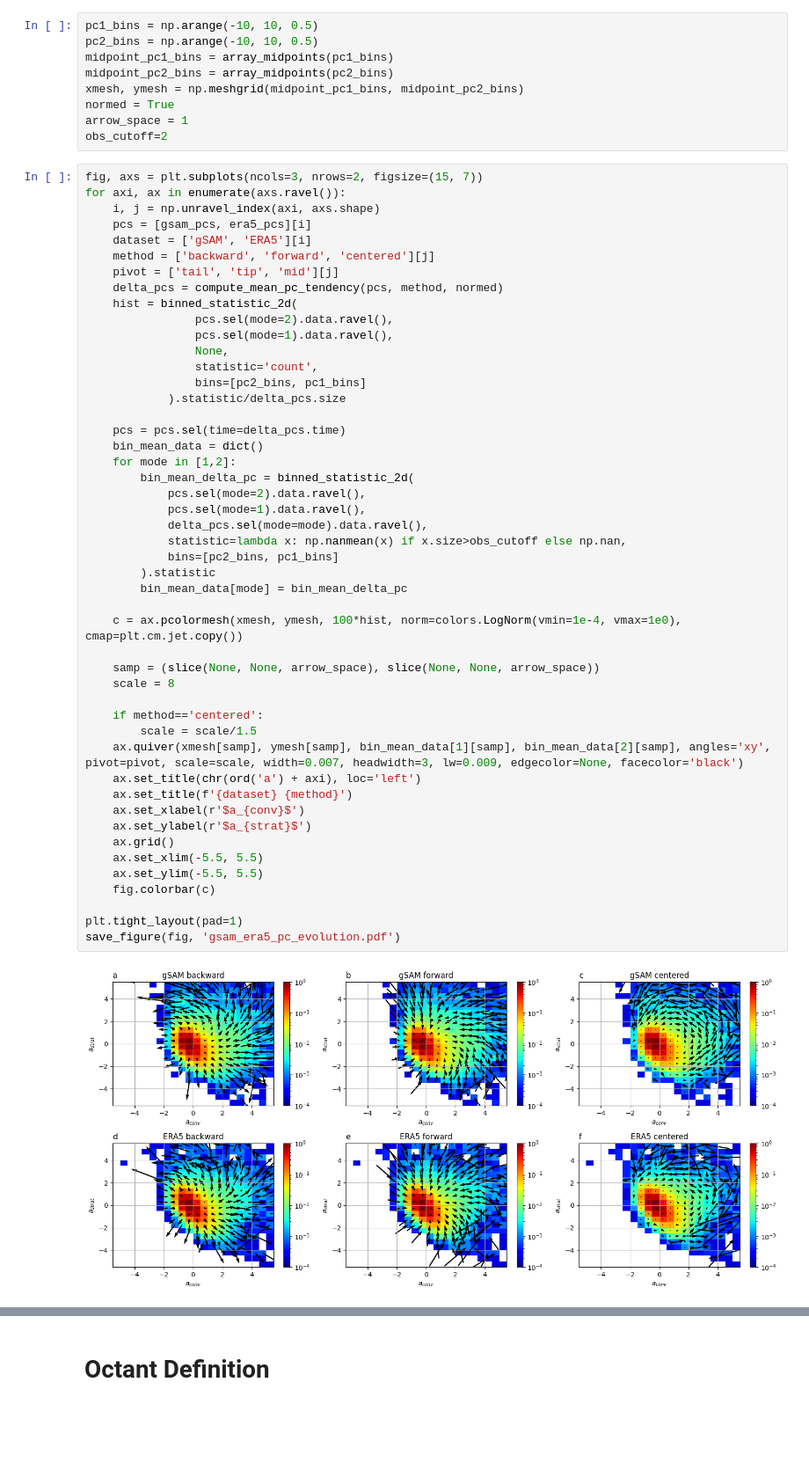
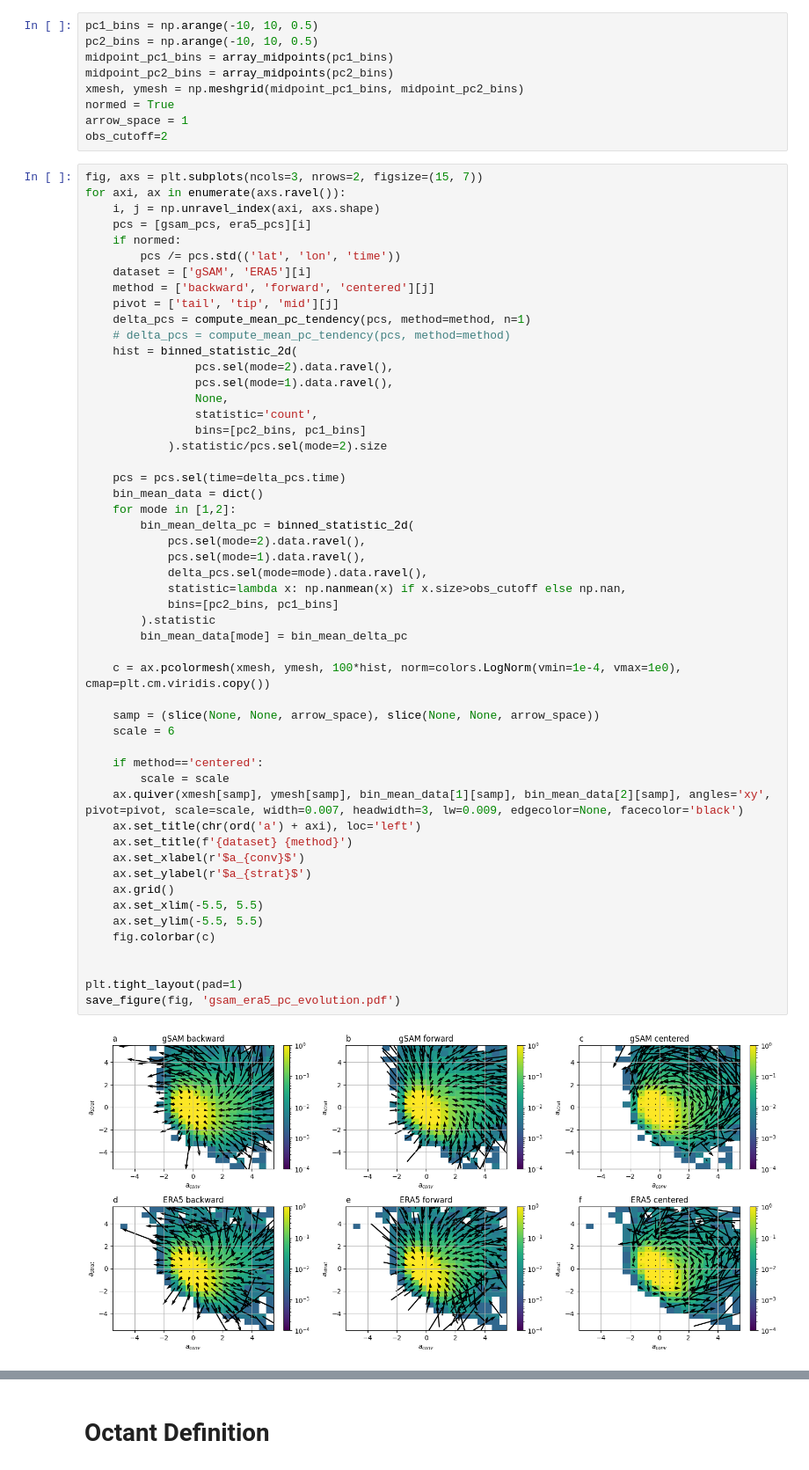
Before and after one commit to pedroanguloumana/multiscale_circulations_in_gsam, a Jupyter notebook: notebooks/gridscale_evolution.ipynb, the cells around one changed output, grey strips where cells are left out. Shown at 88% size. Drawn from its saved outputs; the diff is of its cells as text; blank space fills up the shorter version.

```diff
--- a/notebooks/gridscale_evolution.ipynb
+++ b/notebooks/gridscale_evolution.ipynb
@@ -36,48 +33,52 @@ fig, axs = plt.subplots(ncols=3, nrows=2, figsize=(15, 7))
 for axi, ax in enumerate(axs.ravel()):
     i, j = np.unravel_index(axi, axs.shape)
     pcs = [gsam_pcs, era5_pcs][i]
+    if normed:
+        pcs /= pcs.std(('lat', 'lon', 'time'))
     dataset = ['gSAM', 'ERA5'][i]
     method = ['backward', 'forward', 'centered'][j]
     pivot = ['tail', 'tip', 'mid'][j]
-    delta_pcs = compute_mean_pc_tendency(pcs, method, normed)
+    delta_pcs = compute_mean_pc_tendency(pcs, method=method, n=1)
+    # delta_pcs = compute_mean_pc_tendency(pcs, method=method)
     hist = binned_statistic_2d(
                 pcs.sel(mode=2).data.ravel(),
                 pcs.sel(mode=1).data.ravel(),
                 None,
                 statistic='count',
                 bins=[pc2_bins, pc1_bins]
-            ).statistic/delta_pcs.size
+            ).statistic/pcs.sel(mode=2).size
 
     pcs = pcs.sel(time=delta_pcs.time)
     bin_mean_data = dict()
     for mode in [1,2]:
         bin_mean_delta_pc = binned_statistic_2d(
             pcs.sel(mode=2).data.ravel(),
             pcs.sel(mode=1).data.ravel(),
             delta_pcs.sel(mode=mode).data.ravel(),
             statistic=lambda x: np.nanmean(x) if x.size>obs_cutoff else np.nan,
             bins=[pc2_bins, pc1_bins]
         ).statistic
         bin_mean_data[mode] = bin_mean_delta_pc
 
-    c = ax.pcolormesh(xmesh, ymesh, 100*hist, norm=colors.LogNorm(vmin=1e-4, vmax=1e0), cmap=plt.cm.jet.copy())
+    c = ax.pcolormesh(xmesh, ymesh, 100*hist, norm=colors.LogNorm(vmin=1e-4, vmax=1e0), cmap=plt.cm.viridis.copy())
 
     samp = (slice(None, None, arrow_space), slice(None, None, arrow_space))
-    scale = 8
+    scale = 6
 
     if method=='centered':
-        scale = scale/1.5
+        scale = scale
     ax.quiver(xmesh[samp], ymesh[samp], bin_mean_data[1][samp], bin_mean_data[2][samp], angles='xy', pivot=pivot, scale=scale, width=0.007, headwidth=3, lw=0.009, edgecolor=None, facecolor='black')
     ax.set_title(chr(ord('a') + axi), loc='left')
     ax.set_title(f'{dataset} {method}')
     ax.set_xlabel(r'$a_{conv}$')
     ax.set_ylabel(r'$a_{strat}$')
     ax.grid()
     ax.set_xlim(-5.5, 5.5)
     ax.set_ylim(-5.5, 5.5)
     fig.colorbar(c)
 
+
 plt.tight_layout(pad=1)
 save_figure(fig, 'gsam_era5_pc_evolution.pdf')
 # %% [output]
-[figure, old version]
+[figure, new version]
```
Also changed, not shown: parts of 7 cells of this notebook, 11 other files.
